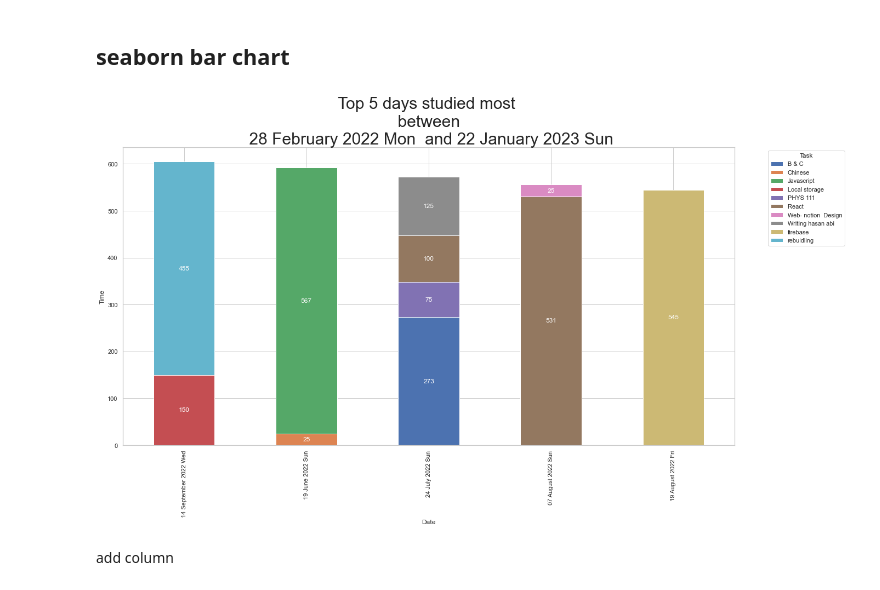
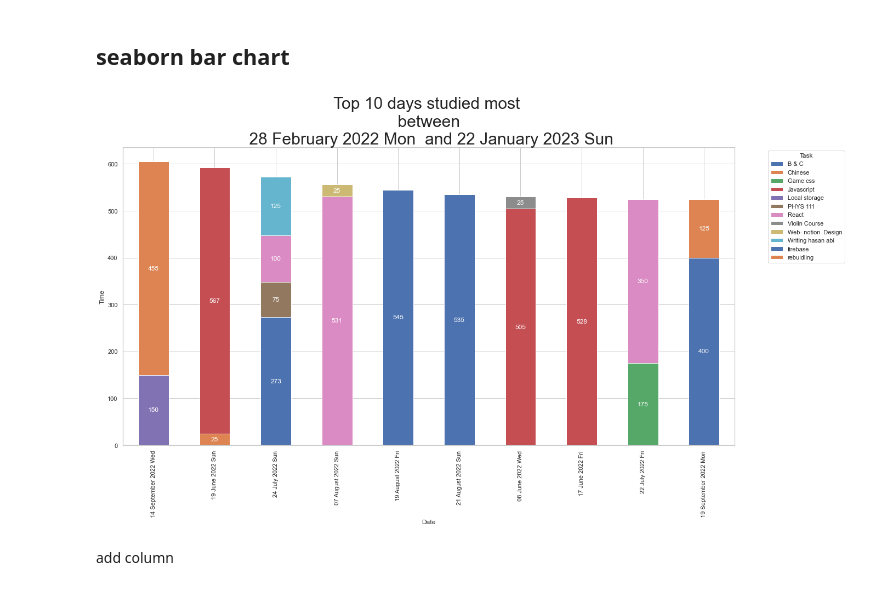
Before and after one commit to itszehrakaya/study-analysis, a Jupyter notebook: data_manipulation.ipynb, the cells around one changed output. Drawn from its saved outputs; the diff is of its cells as text; code cells hidden in the pictures.

```diff
--- a/data_manipulation.ipynb
+++ b/data_manipulation.ipynb
@@ -256,28 +256,30 @@ unstacked_df =unstacked_df.fillna(0)
 # %%
 
 sns_df = unstacked_df
-max_dates = sns_df.sum(axis=1).nlargest().index
+top_days = input() or 10
+
+max_dates = sns_df.sum(axis=1).nlargest(top_days).index
 get_max = sns_df.loc[max_dates]
 get_max = get_max.loc[:, (get_max != 0).any(axis=0)]
 get_max.index = get_max.index.strftime('%d %B %Y %a')
 sns.set(style='whitegrid')
 
 ax = get_max.plot(kind='bar', stacked=True, figsize=(20, 10))
 ax.set_xlabel('Date')
 ax.set_ylabel('Time')
 ax.legend(title='Task', bbox_to_anchor=(1.05, 1), loc='upper left')
 
 for patch in ax.patches:
     x = patch.get_x() + patch.get_width() / 2
     y = patch.get_y() + patch.get_height() / 2
     value = f"{patch.get_height():.0f}"
     if patch.get_height() != 0:
         ax.text(x, y, value, ha='center', va='center', color='white')
 ax.set_title(f"Top {len(max_dates)} days studied most \n between \n {strf_start_date}  and {strf_end_date}",fontsize=30)
 
 plt.show()
 # %% [output]
-[figure, old version]
+[figure, new version]
 # %% [markdown]
 add column
 # %%
```
